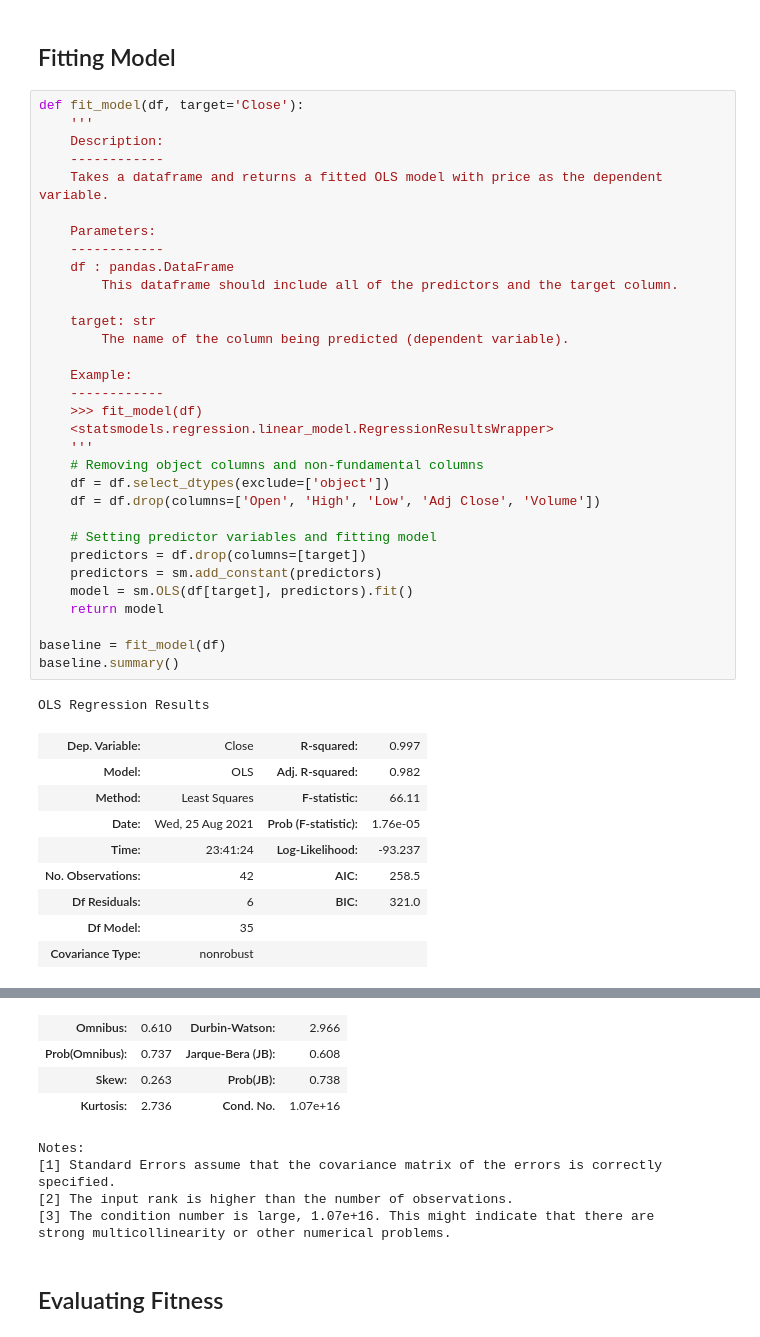
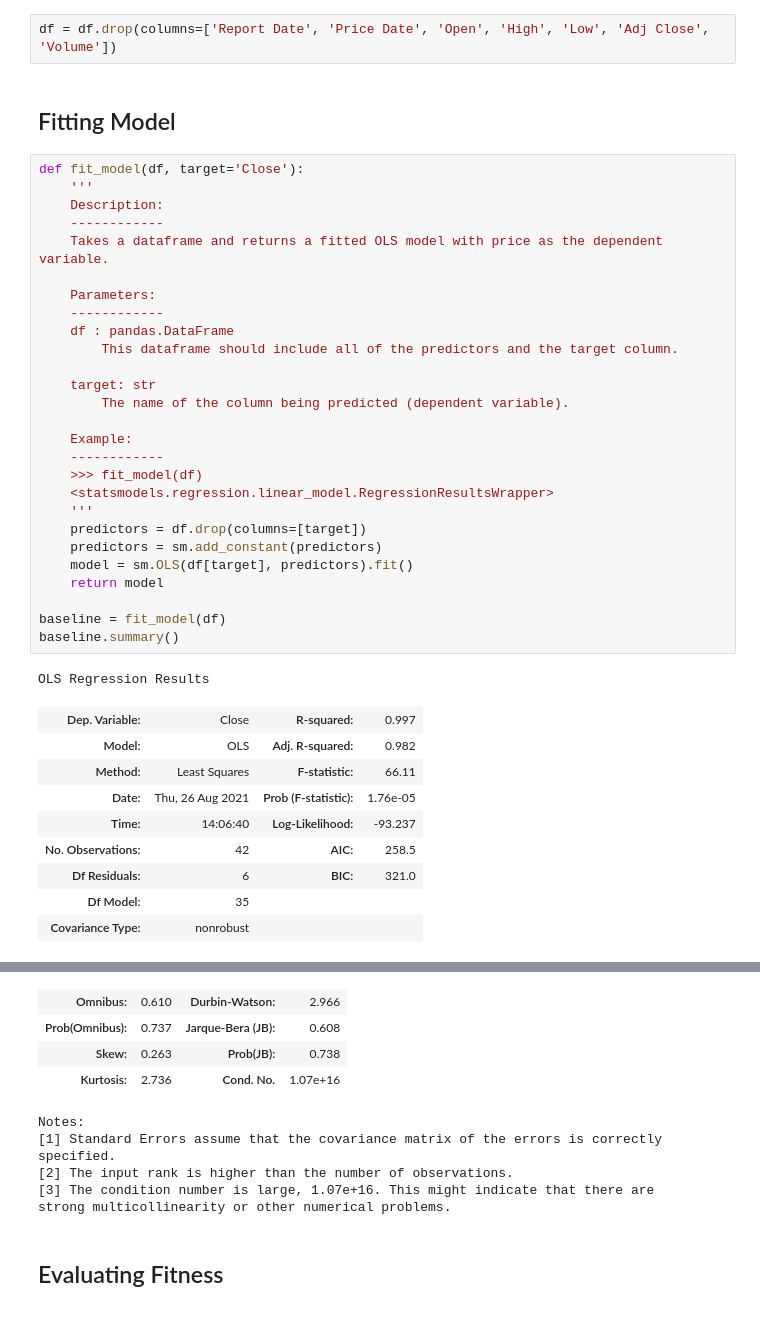
Before and after one commit to tjkyner/stock-kpis, a Jupyter notebook: notebooks/modeling.ipynb, the cells around one changed output, grey strips where cells are left out. Drawn from its saved outputs; the diff is of its cells as text.

```diff
--- a/notebooks/modeling.ipynb
+++ b/notebooks/modeling.ipynb
@@ -36,3 +46,5 @@ df.head()
+# %%
+df = df.drop(columns=['Report Date', 'Price Date', 'Open', 'High', 'Low', 'Adj Close', 'Volume'])
 # %% [markdown]
 ## Fitting Model
 # %%
@@ -40,40 +52,35 @@ def fit_model(df, target='Close'):
     '''
     Description:
     ------------
     Takes a dataframe and returns a fitted OLS model with price as the dependent variable.
 
     Parameters:
     ------------
     df : pandas.DataFrame
         This dataframe should include all of the predictors and the target column.
 
     target: str
         The name of the column being predicted (dependent variable).
 
     Example:
     ------------
     >>> fit_model(df)
     <statsmodels.regression.linear_model.RegressionResultsWrapper>
     '''
-    # Removing object columns and non-fundamental columns
-    df = df.select_dtypes(exclude=['object'])
-    df = df.drop(columns=['Open', 'High', 'Low', 'Adj Close', 'Volume'])
-
-    # Setting predictor variables and fitting model
     predictors = df.drop(columns=[target])
     predictors = sm.add_constant(predictors)
     model = sm.OLS(df[target], predictors).fit()
     return model
 
 baseline = fit_model(df)
 baseline.summary()
 # %% [output]
 OLS Regression Results
 | Dep. Variable: | Close | R-squared: | 0.997 |
 | Model: | OLS | Adj. R-squared: | 0.982 |
 | Method: | Least Squares | F-statistic: | 66.11 |
-| Date: | Wed, 25 Aug 2021 | Prob (F-statistic): | 1.76e-05 |
-| Time: | 23:41:24 | Log-Likelihood: | -93.237 |
+| Date: | Thu, 26 Aug 2021 | Prob (F-statistic): | 1.76e-05 |
+| Time: | 14:06:40 | Log-Likelihood: | -93.237 |
 | No. Observations: | 42 | AIC: | 258.5 |
 | Df Residuals: | 6 | BIC: | 321.0 |
 | Df Model: | 35 |  |  |
```
Also changed, not shown: parts of 23 cells of this notebook.
